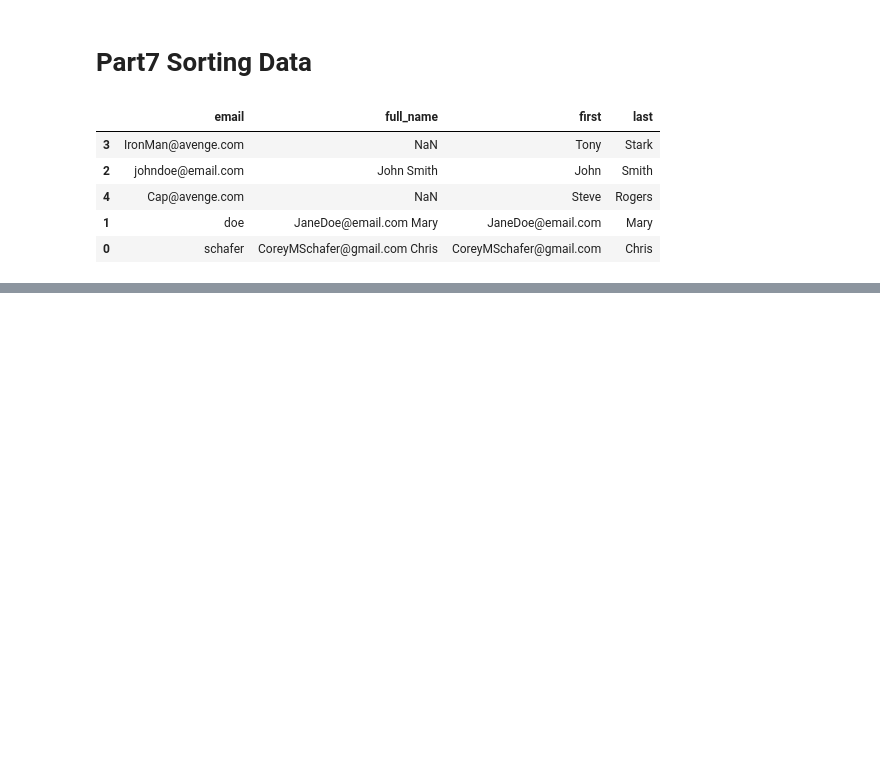
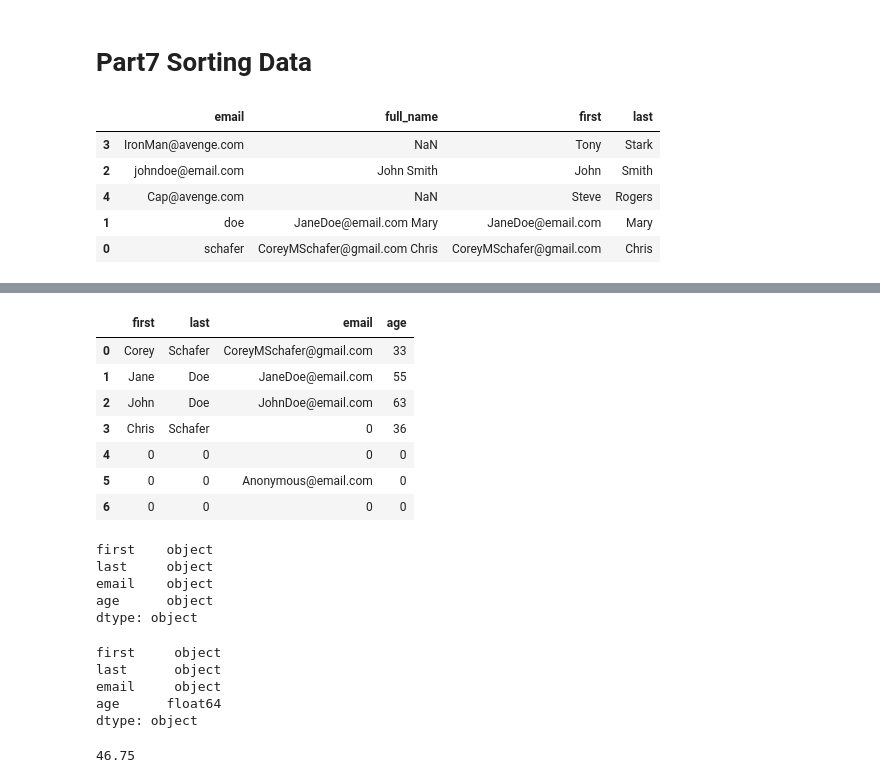
Before and after one commit to cesarVillasenor/tutorial-pandas, a Jupyter notebook: snippets.ipynb, the cells around one changed output, grey strips where cells are left out. Saved outputs shown, nothing was run; the diff lists cells and outputs as text; code cells hidden in the pictures; blank space fills up the shorter version.

```diff
--- a/snippets.ipynb
+++ b/snippets.ipynb
@@ -461,0 +518,32 @@ Name: last, dtype: object
+# %%
+df.fillna(0)
+# %% [output]
+|  | first | last | email | age |
+| 0 | Corey | Schafer | CoreyMSchafer@gmail.com | 33 |
+| 1 | Jane | Doe | JaneDoe@email.com | 55 |
+| 2 | John | Doe | JohnDoe@email.com | 63 |
+| 3 | Chris | Schafer | 0 | 36 |
+| 4 | 0 | 0 | 0 | 0 |
+| 5 | 0 | 0 | Anonymous@email.com | 0 |
+| 6 | 0 | 0 | 0 | 0 |
+# %%
+df.dtypes
+# %% [output]
+first    object
+last     object
+email    object
+age      object
+dtype: object
+# %%
+df['age'] = df['age'].astype(float)
+df.dtypes
+# %% [output]
+first     object
+last      object
+email     object
+age      float64
+dtype: object
+# %%
+df['age'].mean()
+# %% [output]
+46.75
```
Also changed, not shown: parts of 11 cells of this notebook, 3 other files.
